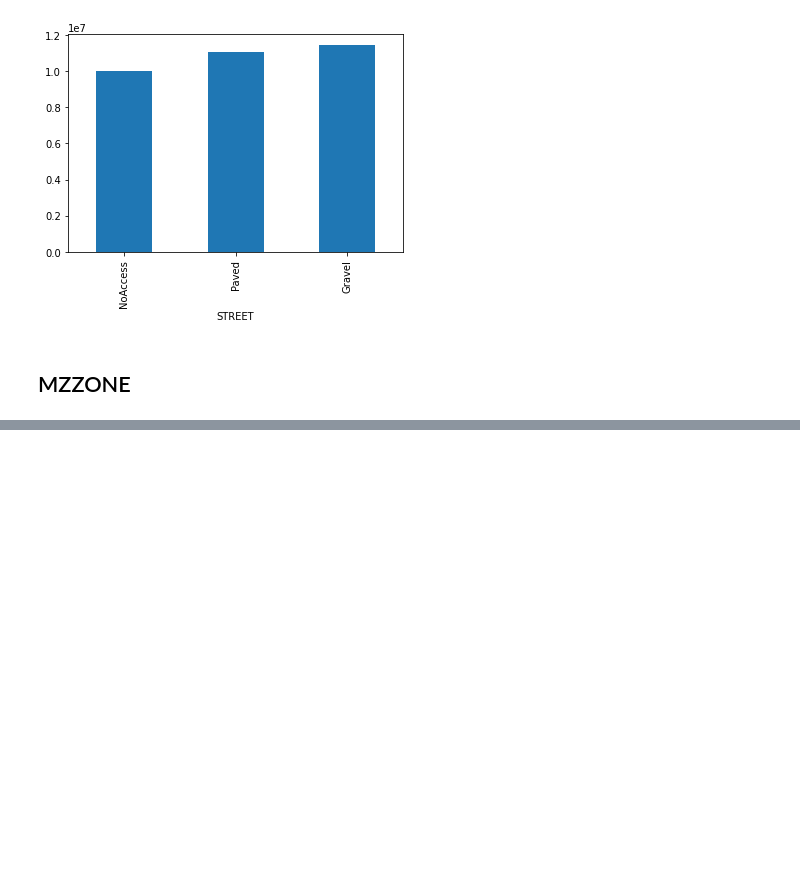
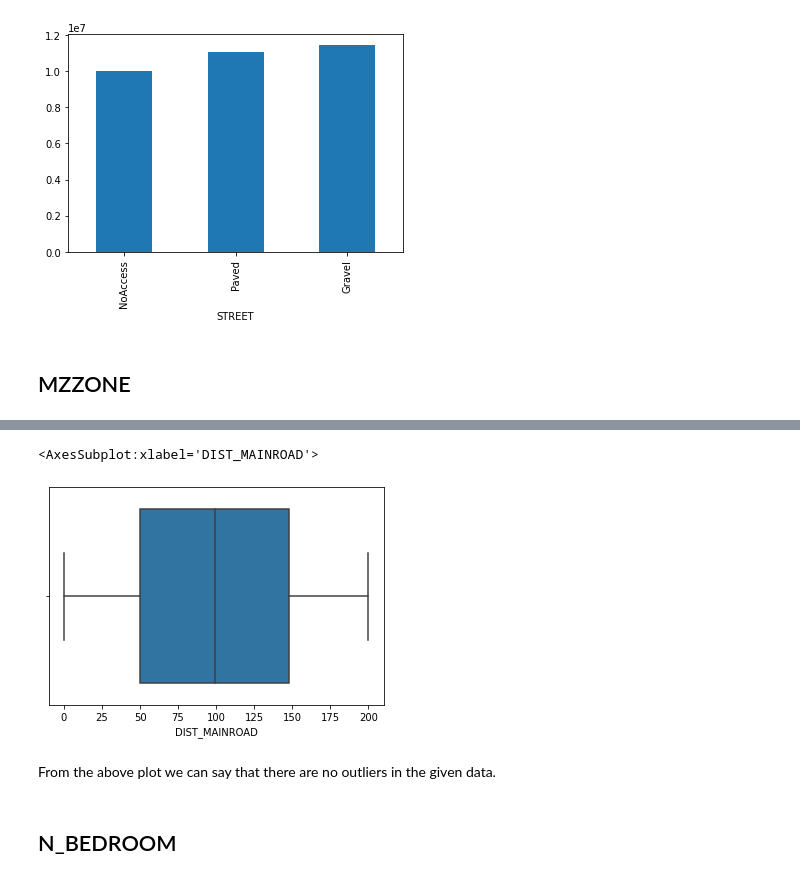
Before and after one commit to Harish-aditya/House-price-prediction, a Jupyter notebook: House price prediction.ipynb, the cells around one changed output, grey strips where cells are left out. Drawn from its saved outputs; the diff is of its cells as text; code cells hidden in the pictures; blank space fills up the shorter version.

```diff
--- a/House price prediction.ipynb
+++ b/House price prediction.ipynb
@@ -262,0 +327,9 @@ df['STREET'].unique()
+# %%
+sns.boxplot(df['DIST_MAINROAD'])
+# %% [output]
+<AxesSubplot:xlabel='DIST_MAINROAD'>
+[figure, added]
+# %% [markdown]
+From the above plot we can say that there are no outliers in the given data.
+# %% [markdown]
+## N_BEDROOM
```
Also changed, not shown: parts of 25 cells of this notebook.
